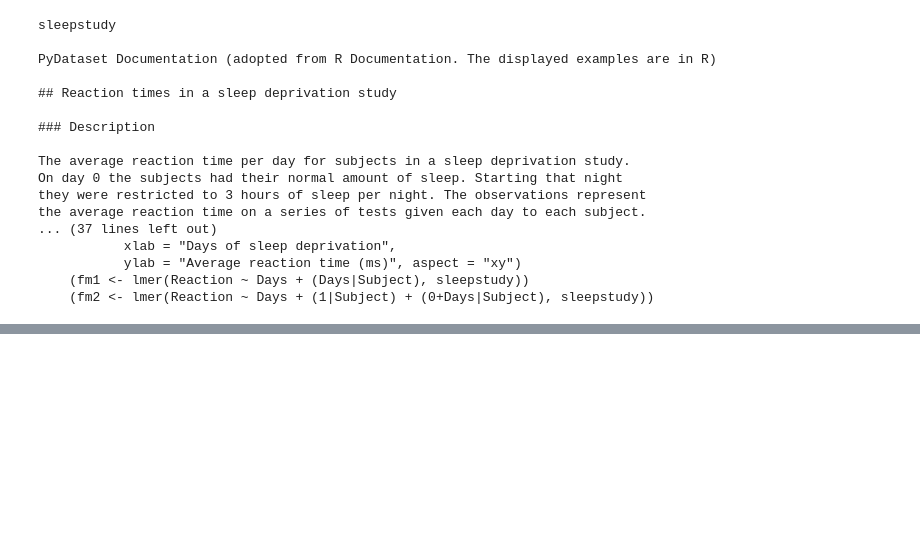
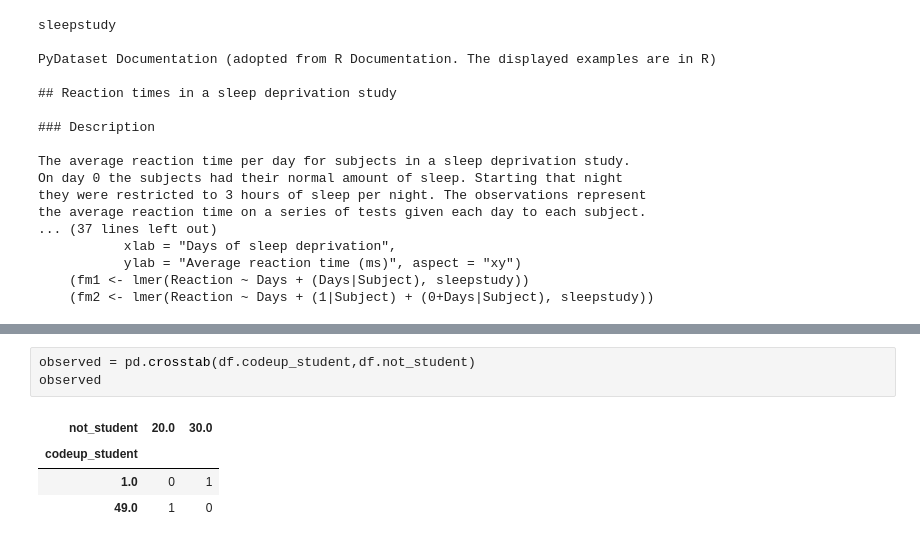
Before and after one commit to codyclonts/statistics-exercises, a Jupyter notebook: hypothesis_testing.ipynb, the cells around one changed output, grey strips where cells are left out. Drawn from its saved outputs; the diff is of its cells as text; blank space fills up the shorter version.

```diff
--- a/hypothesis_testing.ipynb
+++ b/hypothesis_testing.ipynb
@@ -449,0 +201,8 @@ accept the null
+# %%
+observed = pd.crosstab(df.codeup_student,df.not_student)
+observed
+# %% [output]
+| not_student | 20.0 | 30.0 |
+| codeup_student |  |  |
+| 1.0 | 0 | 1 |
+| 49.0 | 1 | 0 |
```
Also changed, not shown: parts of 82 cells of this notebook.
